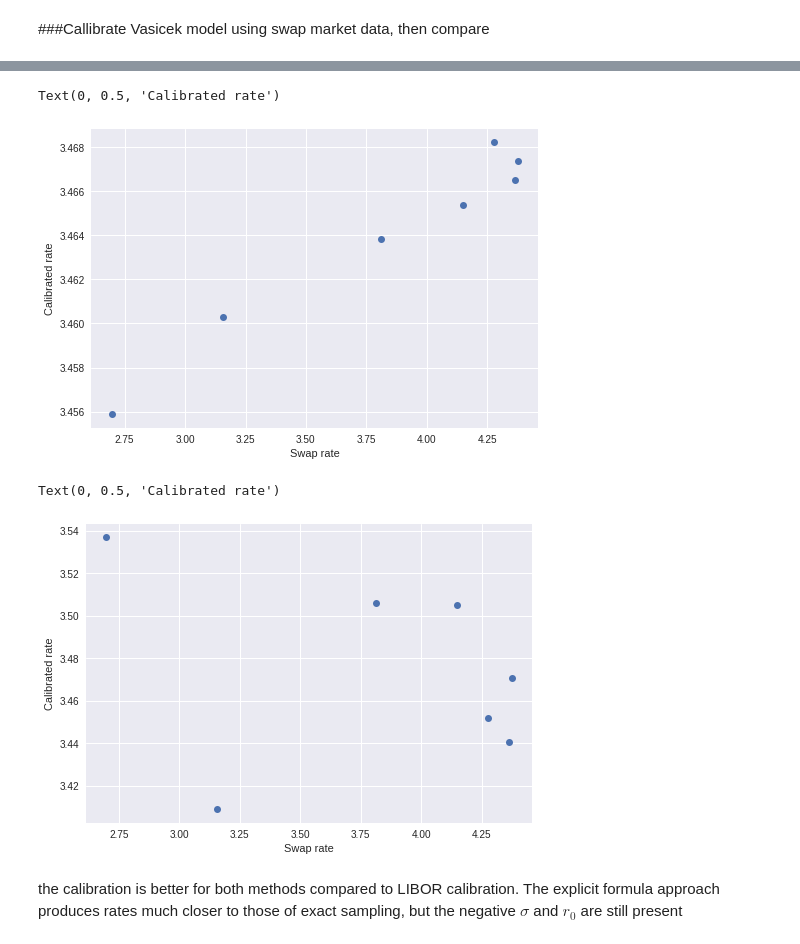
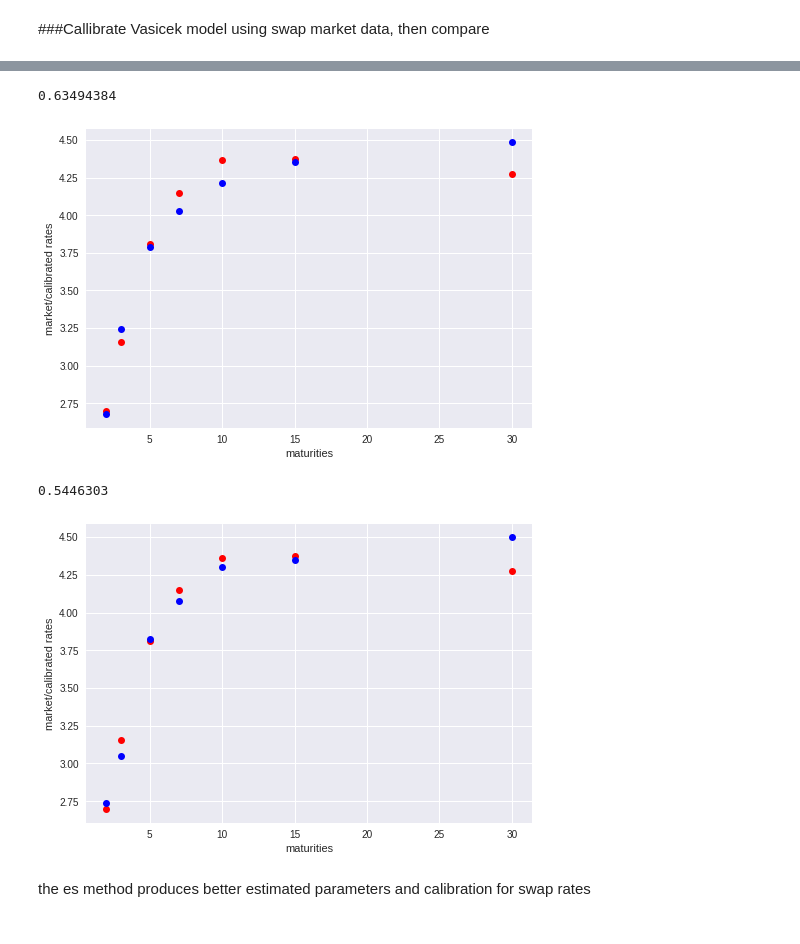
Before and after one commit to hechen2020/18ma573HuixinChen, a Jupyter notebook: src/hw_vasicek_calibration.ipynb, the cells around one changed output, grey strips where cells are left out. Saved outputs shown, nothing was run; the diff lists cells and outputs as text; code cells hidden in the pictures.

```diff
--- a/src/hw_vasicek_calibration.ipynb
+++ b/src/hw_vasicek_calibration.ipynb
@@ -242,13 +233,19 @@ ckappa, cmu, csigma, cr0 = cal_theta
 
 #explicit formula calibration comparison
 clibor = array.array('f',[])
+clibor_err = array.array('f',[])
 
 for i in range(len(libor_20081029)):
   cprice = zcb_pricing(cr0, libor_maturities[i], ckappa, cmu, csigma)
   cl = zcb_libor(cprice, libor_maturities[i])
+  err = np.abs(cl - libor_20081029[i])
   clibor.append(cl)
+  clibor_err.append(err)
 
-plt.plot(libor_20081029, clibor, 'o')
-plt.xlabel('LIBOR rate')
-plt.ylabel('Calibrated rate')
+plt.plot(libor_maturities, libor_20081029, 'ro')
+plt.plot(libor_maturities, clibor, 'bo')
+plt.xlabel('maturities')
+plt.ylabel('market/calibrated rates')
+
+print(np.sum(clibor_err))
 # %% [output]
@@ -257,13 +254,20 @@ Text(0, 0.5, 'Calibrated rate')
 # %%
 #es calibration comparison: with 100 paths
 clibor_es = array.array('f',[])
+clibor_err_es = array.array('f',[])
 
 for i in range(len(libor_20081029)):
   cprice = zcb_pricing_es(cr0, libor_maturities[i], ckappa, cmu, csigma, 100)
   cl = zcb_libor(cprice, libor_maturities[i])
+  err = np.abs(cl - libor_20081029[i])
   clibor_es.append(cl)
+  clibor_err_es.append(err)
 
-plt.plot(libor_20081029, clibor_es, 'o')
-plt.xlabel('LIBOR rate')
-plt.ylabel('Calibrated rate')
+
+plt.plot(libor_maturities, libor_20081029, 'ro')
+plt.plot(libor_maturities, clibor_es, 'bo')
+plt.xlabel('maturities')
+plt.ylabel('market/calibrated rates')
+
+print(np.sum(clibor_err_es))
 # %% [output]
@@ -307,7 +300,7 @@ def error_fcn_swap(theta, market_rates, maturities, terms):
     err = ((market_rates[i]-cal_rate)/market_rates[i])**2
     arr_e.append(err)
 
-  return np.sqrt(np.mean(arr_e))
+  return np.sum(arr_e)
 
 #Using SSRE and es
 def error_fcn_swap_es(theta, market_rates, maturities, terms, num_path):
@@ -319,7 +312,7 @@ def error_fcn_swap_es(theta, market_rates, maturities, terms, num_path):
     err = ((market_rates[i]-cal_rate)/market_rates[i])**2
     arr_e.append(err)
 
-  return np.sqrt(np.mean(arr_e))
+  return np.sum(arr_e)
 # %%
 #Calibration using explicit formula
 def scalibration(swap_rates, maturities, terms):
@@ -348,33 +341,45 @@ print(cal_theta_s_es)
 # %%
-cskappa, csmu, cssigma, csr0 = cal_theta
+cskappa, csmu, cssigma, csr0 = cal_theta_s
 
 #explicit formula calibration comparison
 cswap = array.array('f',[])
+cswap_err = array.array('f',[])
 
 for i in range(len(swap_20081029)):
   cs = term_swap(csr0, swap_maturity[i], cskappa, csmu, cssigma, swap_term[i])
+  err = np.abs(cs - swap_20081029[i])
   cswap.append(cs)
+  cswap_err.append(err)
 
-plt.plot(swap_20081029, cswap, 'o')
-plt.xlabel('Swap rate')
-plt.ylabel('Calibrated rate')
+plt.plot(swap_maturity, swap_20081029, 'ro')
+plt.plot(swap_maturity, cswap, 'bo')
+plt.xlabel('maturities')
+plt.ylabel('market/calibrated rates')
+
+print(np.sum(cswap_err))
 # %% [output]
-Text(0, 0.5, 'Calibrated rate')
+0.63494384
-[figure, old version]
+[figure, new version]
 # %%
 #es calibration comparison: with 100 paths
 cswap_es = array.array('f',[])
+cswap_err_es = array.array('f',[])
 
 for i in range(len(swap_20081029)):
 #  cprice = zcb_pricing_es(cr0, libor_maturities[i], ckappa, cmu, csigma, 100)
   cs = term_swap_es(csr0, swap_maturity[i], cskappa, csmu, cssigma, swap_term[i], 100)
+  err = np.abs(cs - swap_20081029[i])
   cswap_es.append(cs)
+  cswap_err_es.append(err)
 
-plt.plot(swap_20081029, cswap_es, 'o')
-plt.xlabel('Swap rate')
-plt.ylabel('Calibrated rate')
+plt.plot(swap_maturity, swap_20081029, 'ro')
+plt.plot(swap_maturity, cswap_es, 'bo')
+plt.xlabel('maturities')
+plt.ylabel('market/calibrated rates')
+
+print(np.sum(cswap_err_es))
 # %% [output]
-Text(0, 0.5, 'Calibrated rate')
+0.5446303
-[figure, old version]
+[figure, new version]
-# %% [markdown]
-the calibration is better for both methods compared to LIBOR calibration. The explicit formula approach produces rates much closer to those of exact sampling, but the negative $\sigma$ and $r_0$ are still present
+# %% [markdown]
+the es method produces better estimated parameters and calibration for swap rates
```
Also changed, not shown: parts of 11 cells of this notebook.
